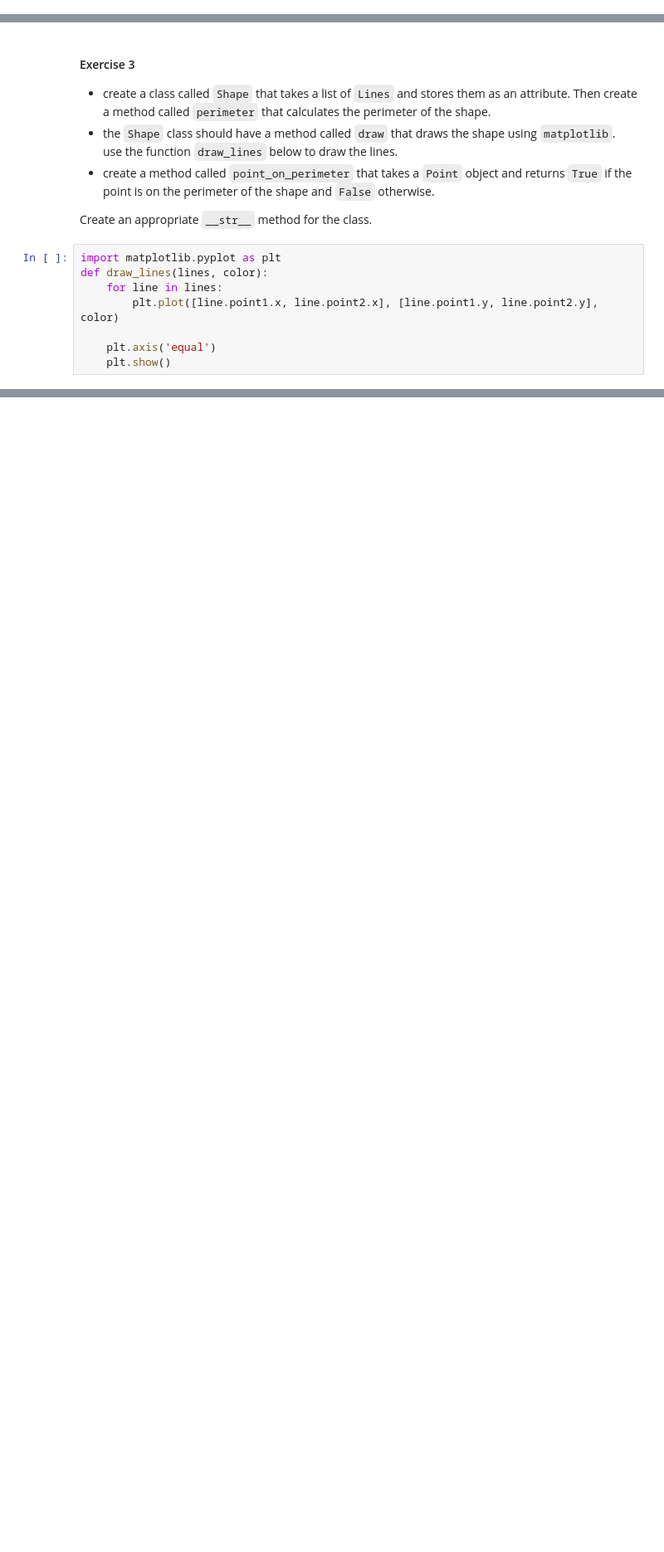
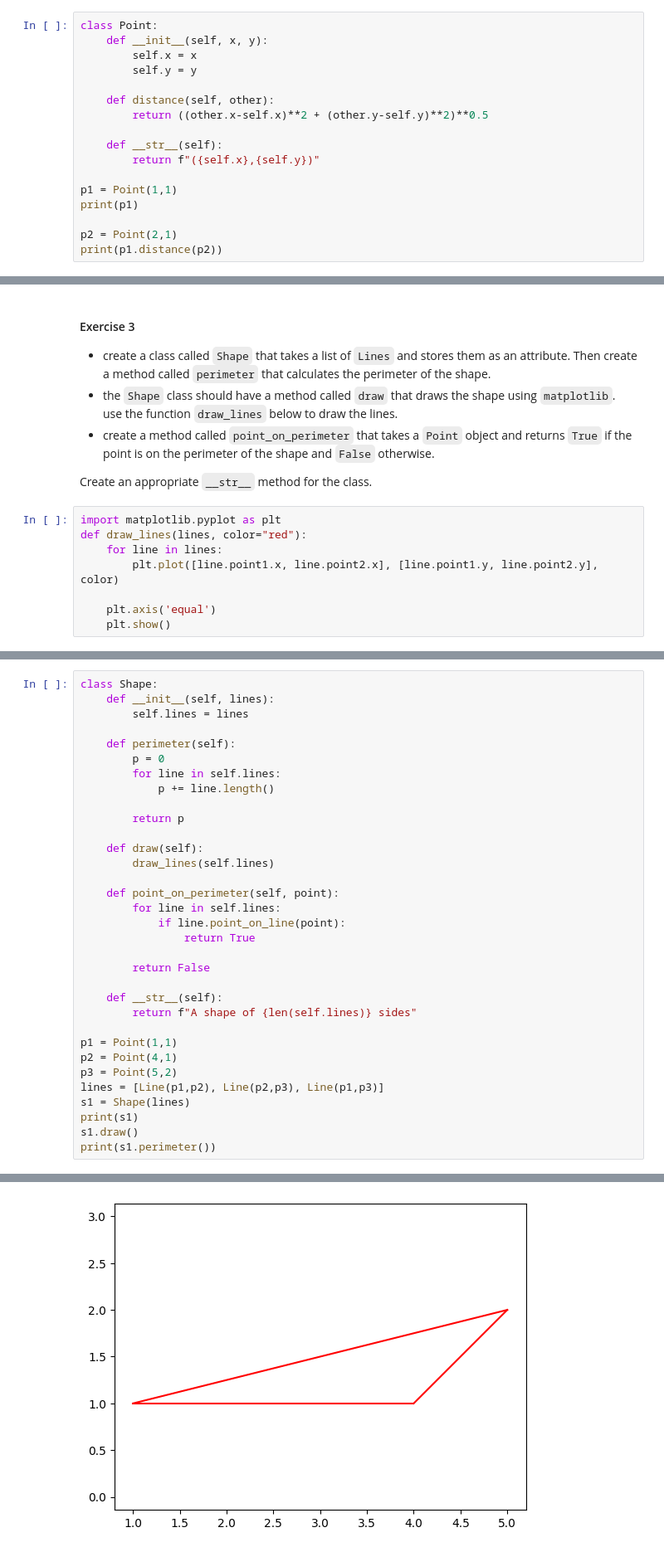
Before and after one commit to batbat99/python_training_1, a Jupyter notebook: Exercises/3_python_oop.ipynb, the cells around one changed output, grey strips where cells are left out. Shown: that part at 83% size. Cells and saved outputs as stored; diff of their text form; blank space fills up the shorter version.

```diff
--- a/Exercises/3_python_oop.ipynb
+++ b/Exercises/3_python_oop.ipynb
@@ -25,0 +23,17 @@ class Point:
+# %%
+class Point:
+    def __init__(self, x, y):
+        self.x = x
+        self.y = y
+
+    def distance(self, other):
+        return ((other.x-self.x)**2 + (other.y-self.y)**2)**0.5
+
+    def __str__(self):
+        return f"({self.x},{self.y})"
+
+p1 = Point(1,1)
+print(p1)
+
+p2 = Point(2,1)
+print(p1.distance(p2))
@@ -42,7 +102,7 @@ class Line:
 Create an appropriate `__str__` method for the class.
 # %%
 import matplotlib.pyplot as plt
-def draw_lines(lines, color):
+def draw_lines(lines, color="red"):
     for line in lines:
         plt.plot([line.point1.x, line.point2.x], [line.point1.y, line.point2.y], color)
 
@@ -53,0 +111,34 @@ class Shape:
+# %%
+class Shape:
+    def __init__(self, lines):
+        self.lines = lines
+
+    def perimeter(self):
+        p = 0
+        for line in self.lines:
+            p += line.length()
+
+        return p
+
+    def draw(self):
+        draw_lines(self.lines)
+
+    def point_on_perimeter(self, point):
+        for line in self.lines:
+            if line.point_on_line(point):
+                return True
+
+        return False
+
+    def __str__(self):
+        return f"A shape of {len(self.lines)} sides"
+
+p1 = Point(1,1)
+p2 = Point(4,1)
+p3 = Point(5,2)
+lines = [Line(p1,p2), Line(p2,p3), Line(p1,p3)]
+s1 = Shape(lines)
+print(s1)
+s1.draw()
+print(s1.perimeter())
+# %% [output]
@@ -53,0 +146 @@ class Shape:
+[figure, added]
```
Also changed, not shown: parts of 8 cells of this notebook, 2 other files.
